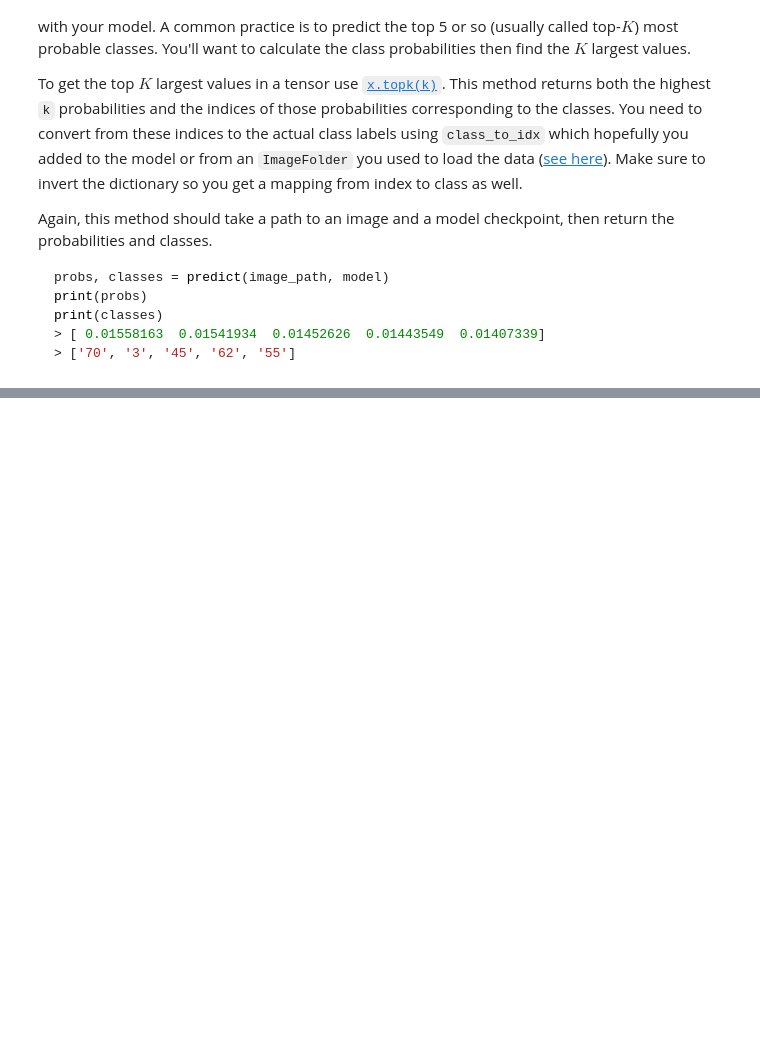
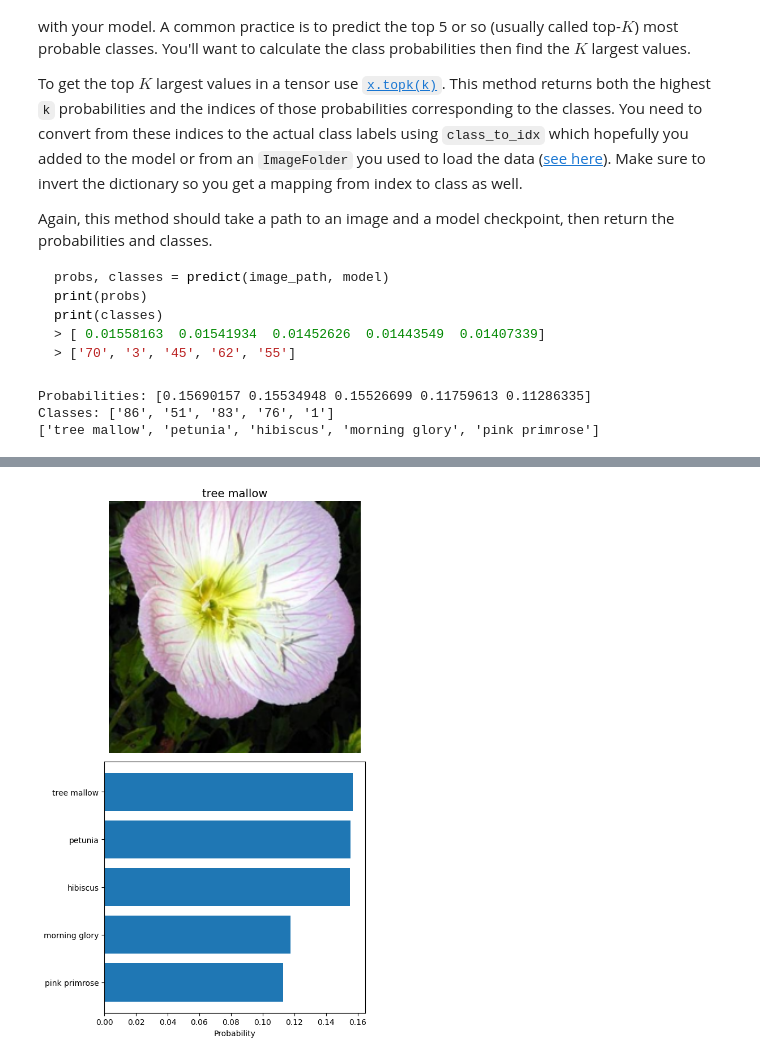
Before and after one commit to nestrada79/image-classifier-2025, a Jupyter notebook: Image_Classifier_Project.ipynb, the cells around one changed output, grey strips where cells are left out. Drawn from its saved outputs; the diff is of its cells as text; code cells hidden in the pictures; blank space fills up the shorter version.

````diff
--- a/Image_Classifier_Project.ipynb
+++ b/Image_Classifier_Project.ipynb
@@ -429,9 +679,3 @@ print(classes)
 > [ 0.01558163  0.01541934  0.01452626  0.01443549  0.01407339]
 > ['70', '3', '45', '62', '55']
 ```
-# %%
-def predict(image_path, model, topk=5):
-    ''' Predict the class (or classes) of an image using a trained deep learning model.
-    '''
-
-    # TODO: Implement the code to predict the class from an image file
@@ -438,3 +718,16 @@ def predict(image_path, model, topk=5):
+# %%
+test_image = test_dir + '/1/image_06743.jpg'   # example test image
+
+probs, classes = predict(test_image, model, topk=5, device=device)
+
+print("Probabilities:", probs)
+print("Classes:", classes)
+flower_names = [cat_to_name[c] for c in classes]
+print(flower_names)
+# %% [output]
+Probabilities: [0.15690157 0.15534948 0.15526699 0.11759613 0.11286335]
+Classes: ['86', '51', '83', '76', '1']
+['tree mallow', 'petunia', 'hibiscus', 'morning glory', 'pink primrose']
 # %% [markdown]
 ## Sanity Checking
 
@@ -447,0 +739,52 @@ You can convert from the class integer encoding to actual flower names with the
+# %%
+# -----------------------------
+# Visualizing model predictions (image + top-5 bar chart)
+# -----------------------------
+
+def visualize_prediction(image_path, model, cat_to_name, device='cpu', topk=5):
+    """Displays an image and the top-k predicted flower names with probabilities."""
+
+    # Get predictions
+    probs, classes = predict(image_path, model, topk=topk, device=device)
+
+    # Convert classes to flower names
+    class_names = [cat_to_name[c] for c in classes]
+
+    # Process image for display (returns NumPy, convert back to tensor)
+    np_image = process_image(image_path)
+    img_tensor = torch.from_numpy(np_image)
+
+    # Create figure
+    fig, (ax1, ax2) = plt.subplots(figsize=(6, 10), nrows=2)
+
+    # -----------------------------
+    # Top: the input flower image
+    # -----------------------------
+    imshow(img_tensor, ax=ax1)
+    ax1.set_title(class_names[0], fontsize=14)  # predicted class as title
+    ax1.axis('off')
+
+    # -----------------------------
+    # Bottom: horizontal bar chart
+    # -----------------------------
+    y_pos = np.arange(len(class_names))
+
+    ax2.barh(y_pos, probs)
+    ax2.set_yticks(y_pos)
+    ax2.set_yticklabels(class_names)
+    ax2.invert_yaxis()    # highest probability at top
+    ax2.set_xlabel('Probability')
+
+    plt.tight_layout()
+    plt.show()
+
+
+
+# -----------------------------
+# Run the visualization example
+# -----------------------------
+
+example_image = test_dir + '/1/image_06743.jpg'
+visualize_prediction(example_image, model, cat_to_name, device=device, topk=5)
+# %% [output]
+[figure, added]
````
Also changed, not shown: parts of 29 cells of this notebook, 1 other file.
